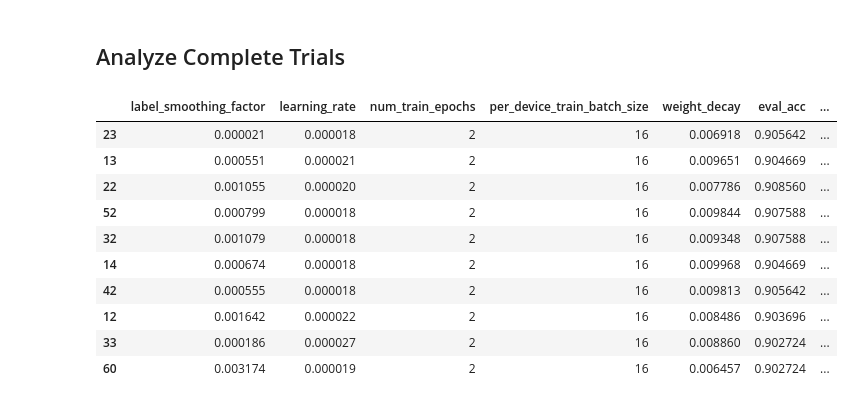
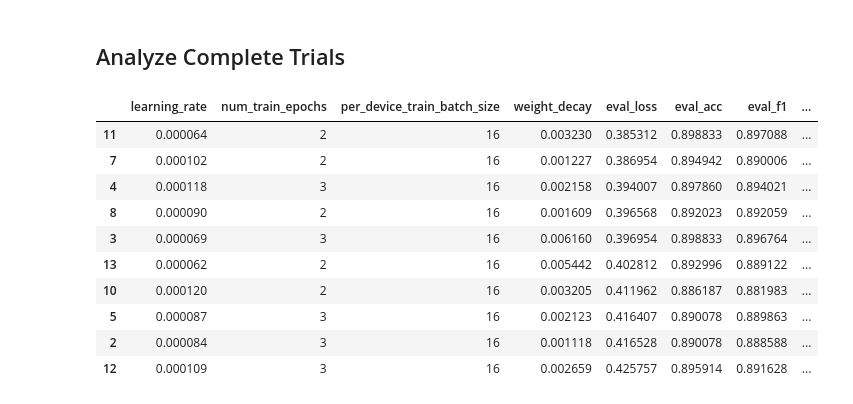
Before and after one commit to goerlitz/nlp-classification, a Jupyter notebook: notebooks/10kGNAD/colab/21d_10kGNAD_optuna_trial_analysis.ipynb, the cells around one changed output. Drawn from its saved outputs; the diff is of its cells as text; code cells hidden in the pictures.

```diff
--- a/notebooks/10kGNAD/colab/21d_10kGNAD_optuna_trial_analysis.ipynb
+++ b/notebooks/10kGNAD/colab/21d_10kGNAD_optuna_trial_analysis.ipynb
@@ -40,0 +44,9 @@ for s in optuna.get_all_study_summaries(storage):
+# %%
+states = []
+for s in optuna.get_all_study_summaries(storage):
+    name = s.study_name
+    study = optuna.load_study(name, storage)
+    trial_states = [t.state for t in study.get_trials()]
+    states.append(pd.Series(trial_states).value_counts().to_frame(name).T)
+
+pd.concat(states).fillna(0).astype(int).reset_index()
@@ -40,0 +65,4 @@ for s in optuna.get_all_study_summaries(storage):
+# %%
+study = optuna.load_study('deepset/gbert-base_loss-mcc_bs16_epoch234', storage)
+best = study.best_trials[0]
+best.intermediate_values
@@ -49,5 +79,7 @@ for s in optuna.get_all_study_summaries(storage):
     for i, t in enumerate(study.best_trials):
         values = [f"{val:.4}" for val in t.values]
         attrs = t.user_attrs
+        if "eval_result" in attrs.keys():
+            attrs = attrs["eval_result"]
         print(f"{s.study_name:<{maxlen}} (#{i+1}) {t.number:>3}: {', '.join([f'{k[5:]}={attrs[k]:.4}' for k in [*attrs]])}")
 # %% [output]
@@ -92,4 +129,7 @@ deepset/gbert-base_epoch2_bs16
 ## Load Study
 # %%
 # study = optuna.load_study('distilbert-base-german-cased_epoch2', storage)
-study = optuna.load_study('deepset/gbert-base_epoch2_bs16', storage)
+# study = optuna.load_study('distilbert-base-german-cased_multi_epoch234', storage)
+# study = optuna.load_study('deepset/gbert-base_loss-mcc_bs16_epoch234', storage)
+# study = optuna.load_study('deepset/gelectra-base_loss-mcc_bs16_epoch234', storage)
+study = optuna.load_study('deepset/gelectra-base_loss-f1_bs16_epoch234', storage)
@@ -100,27 +142,34 @@ from optuna.trial import TrialState
 
 complete_trials = [t for t in study.get_trials() if t.state==TrialState.COMPLETE]
 # %%
+def get_metrics(trial):
+    attrs = trial.user_attrs
+    if "eval_result" in attrs.keys():
+        attrs = attrs["eval_result"]
+    return attrs
+
 # create DataFrames
-index = [t.number for t in complete_trials]
-trial_metrics_df = pd.DataFrame([t.user_attrs for t in complete_trials], index=index)
-trial_params_df = pd.DataFrame([t.params for t in complete_trials], index=index)
-trial_df = pd.concat([trial_params_df, trial_metrics_df], axis=1).sort_values("eval_loss")
-best = [t.number for t in study.best_trials]
-trial_df["best"] = trial_df.index.isin(best)
-trial_params_df["eval_loss"] = trial_metrics_df["eval_loss"]
-display(trial_df.head(10))
+if len(complete_trials) > 0:
+    index = [t.number for t in complete_trials]
+    trial_metrics_df = pd.DataFrame([get_metrics(t) for t in complete_trials], index=index)
+    trial_params_df = pd.DataFrame([t.params for t in complete_trials], index=index)
+    trial_df = pd.concat([trial_params_df, trial_metrics_df], axis=1).sort_values("eval_loss", ascending=True)
+    best = [t.number for t in study.best_trials]
+    trial_df["best"] = trial_df.index.isin(best)
+    trial_params_df["eval_loss"] = trial_metrics_df["eval_loss"]
+    display(trial_df.head(10))
 # %% [output]
-|  | label_smoothing_factor | learning_rate | num_train_epochs | per_device_train_batch_size | weight_decay | eval_acc | ... |
-| 23 | 0.000021 | 0.000018 | 2 | 16 | 0.006918 | 0.905642 | ... |
-| 13 | 0.000551 | 0.000021 | 2 | 16 | 0.009651 | 0.904669 | ... |
-| 22 | 0.001055 | 0.000020 | 2 | 16 | 0.007786 | 0.908560 | ... |
-| 52 | 0.000799 | 0.000018 | 2 | 16 | 0.009844 | 0.907588 | ... |
-| 32 | 0.001079 | 0.000018 | 2 | 16 | 0.009348 | 0.907588 | ... |
-| 14 | 0.000674 | 0.000018 | 2 | 16 | 0.009968 | 0.904669 | ... |
-| 42 | 0.000555 | 0.000018 | 2 | 16 | 0.009813 | 0.905642 | ... |
-| 12 | 0.001642 | 0.000022 | 2 | 16 | 0.008486 | 0.903696 | ... |
-| 33 | 0.000186 | 0.000027 | 2 | 16 | 0.008860 | 0.902724 | ... |
-| 60 | 0.003174 | 0.000019 | 2 | 16 | 0.006457 | 0.902724 | ... |
+|  | learning_rate | num_train_epochs | per_device_train_batch_size | weight_decay | eval_loss | eval_acc | eval_f1 | ... |
+| 11 | 0.000064 | 2 | 16 | 0.003230 | 0.385312 | 0.898833 | 0.897088 | ... |
+| 7 | 0.000102 | 2 | 16 | 0.001227 | 0.386954 | 0.894942 | 0.890006 | ... |
+| 4 | 0.000118 | 3 | 16 | 0.002158 | 0.394007 | 0.897860 | 0.894021 | ... |
+| 8 | 0.000090 | 2 | 16 | 0.001609 | 0.396568 | 0.892023 | 0.892059 | ... |
+| 3 | 0.000069 | 3 | 16 | 0.006160 | 0.396954 | 0.898833 | 0.896764 | ... |
+| 13 | 0.000062 | 2 | 16 | 0.005442 | 0.402812 | 0.892996 | 0.889122 | ... |
+| 10 | 0.000120 | 2 | 16 | 0.003205 | 0.411962 | 0.886187 | 0.881983 | ... |
+| 5 | 0.000087 | 3 | 16 | 0.002123 | 0.416407 | 0.890078 | 0.889863 | ... |
+| 2 | 0.000084 | 3 | 16 | 0.001118 | 0.416528 | 0.890078 | 0.888588 | ... |
+| 12 | 0.000109 | 3 | 16 | 0.002659 | 0.425757 | 0.895914 | 0.891628 | ... |
 # %%
 import plotly.express as px
 
```
Also changed, not shown: parts of 21 cells of this notebook.
